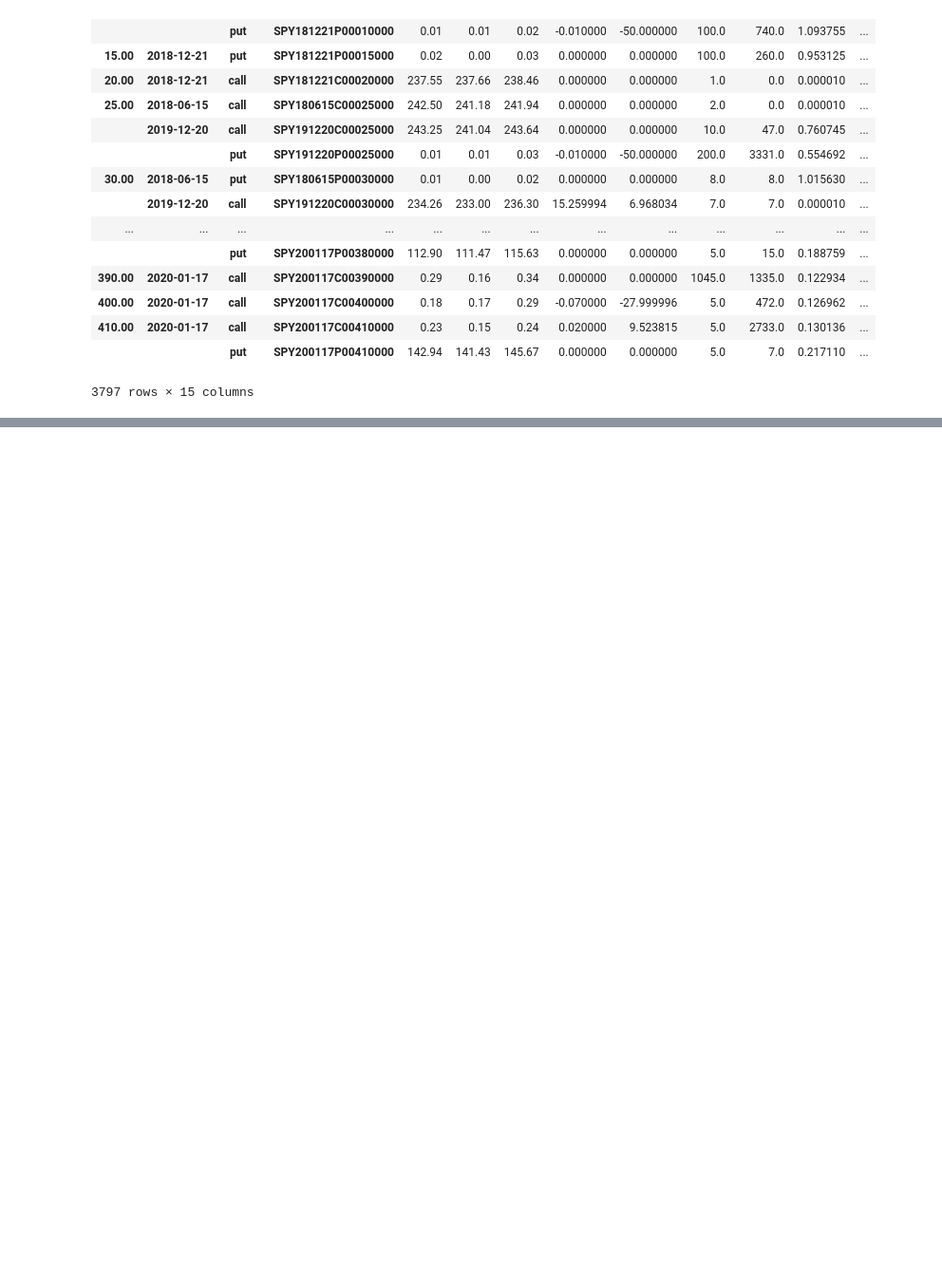
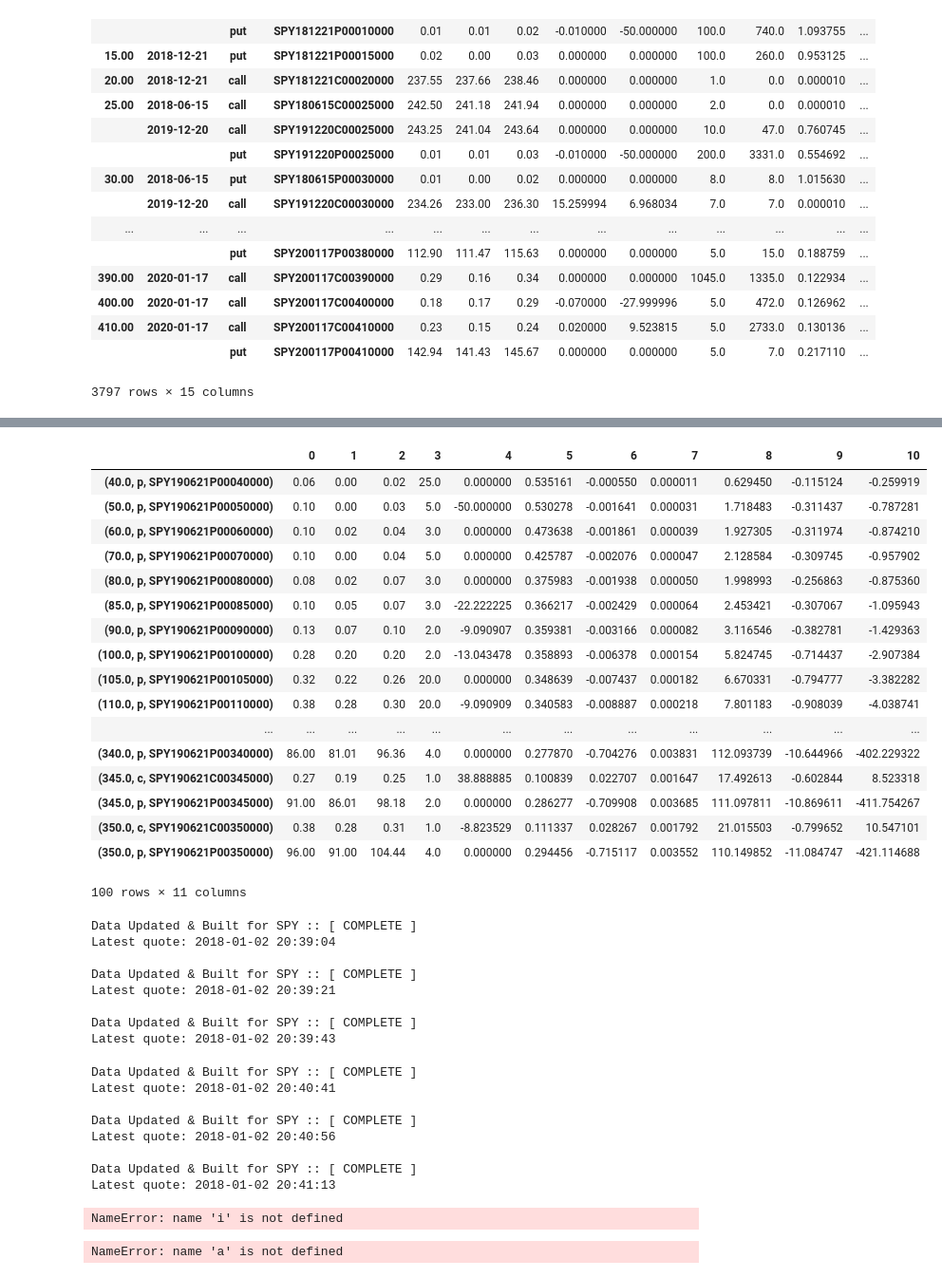
Before and after one commit to hanburger97/DS_Infrastructure, a Jupyter notebook: researchs/df_familiarization.ipynb, the cells around one changed output, grey strips where cells are left out. Shown at 95% size. Drawn from its saved outputs; the diff is of its cells as text; code cells hidden in the pictures; blank space fills up the shorter version.

Commit message:
RLD-8 Data Core Progress

```diff
--- a/researchs/df_familiarization.ipynb
+++ b/researchs/df_familiarization.ipynb
@@ -104,0 +89,3 @@ Latest quote: 2018-01-02 20:32:59
+# %%
+a = np.array(d[0]['matrix'])
+a
@@ -104,0 +110,47 @@ Latest quote: 2018-01-02 20:32:59
+# %%
+i = d[0]['indexes']
+# %%
+pd.DataFrame(data=a, index=i)
+# %% [output]
+|  | 0 | 1 | 2 | 3 | 4 | 5 | 6 | 7 | 8 | 9 | 10 |
+| (40.0, p, SPY190621P00040000) | 0.06 | 0.00 | 0.02 | 25.0 | 0.000000 | 0.535161 | -0.000550 | 0.000011 | 0.629450 | -0.115124 | -0.259919 |
+| (50.0, p, SPY190621P00050000) | 0.10 | 0.00 | 0.03 | 5.0 | -50.000000 | 0.530278 | -0.001641 | 0.000031 | 1.718483 | -0.311437 | -0.787281 |
+| (60.0, p, SPY190621P00060000) | 0.10 | 0.02 | 0.04 | 3.0 | 0.000000 | 0.473638 | -0.001861 | 0.000039 | 1.927305 | -0.311974 | -0.874210 |
+| (70.0, p, SPY190621P00070000) | 0.10 | 0.00 | 0.04 | 5.0 | 0.000000 | 0.425787 | -0.002076 | 0.000047 | 2.128584 | -0.309745 | -0.957902 |
+| (80.0, p, SPY190621P00080000) | 0.08 | 0.02 | 0.07 | 3.0 | 0.000000 | 0.375983 | -0.001938 | 0.000050 | 1.998993 | -0.256863 | -0.875360 |
+| (85.0, p, SPY190621P00085000) | 0.10 | 0.05 | 0.07 | 3.0 | -22.222225 | 0.366217 | -0.002429 | 0.000064 | 2.453421 | -0.307067 | -1.095943 |
+| (90.0, p, SPY190621P00090000) | 0.13 | 0.07 | 0.10 | 2.0 | -9.090907 | 0.359381 | -0.003166 | 0.000082 | 3.116546 | -0.382781 | -1.429363 |
+| (100.0, p, SPY190621P00100000) | 0.28 | 0.20 | 0.20 | 2.0 | -13.043478 | 0.358893 | -0.006378 | 0.000154 | 5.824745 | -0.714437 | -2.907384 |
+| (105.0, p, SPY190621P00105000) | 0.32 | 0.22 | 0.26 | 20.0 | 0.000000 | 0.348639 | -0.007437 | 0.000182 | 6.670331 | -0.794777 | -3.382282 |
+| (110.0, p, SPY190621P00110000) | 0.38 | 0.28 | 0.30 | 20.0 | -9.090909 | 0.340583 | -0.008887 | 0.000218 | 7.801183 | -0.908039 | -4.038741 |
+| ... | ... | ... | ... | ... | ... | ... | ... | ... | ... | ... | ... |
+| (340.0, p, SPY190621P00340000) | 86.00 | 81.01 | 96.36 | 4.0 | 0.000000 | 0.277870 | -0.704276 | 0.003831 | 112.093739 | -10.644966 | -402.229322 |
+| (345.0, c, SPY190621C00345000) | 0.27 | 0.19 | 0.25 | 1.0 | 38.888885 | 0.100839 | 0.022707 | 0.001647 | 17.492613 | -0.602844 | 8.523318 |
+| (345.0, p, SPY190621P00345000) | 91.00 | 86.01 | 98.18 | 2.0 | 0.000000 | 0.286277 | -0.709908 | 0.003685 | 111.097811 | -10.869611 | -411.754267 |
+| (350.0, c, SPY190621C00350000) | 0.38 | 0.28 | 0.31 | 1.0 | -8.823529 | 0.111337 | 0.028267 | 0.001792 | 21.015503 | -0.799652 | 10.547101 |
+| (350.0, p, SPY190621P00350000) | 96.00 | 91.00 | 104.44 | 4.0 | 0.000000 | 0.294456 | -0.715117 | 0.003552 | 110.149852 | -11.084747 | -421.114688 |
+100 rows × 11 columns
+Data Updated & Built for SPY :: [ COMPLETE ]
+Latest quote: 2018-01-02 20:39:04
+
+Data Updated & Built for SPY :: [ COMPLETE ]
+Latest quote: 2018-01-02 20:39:21
+
+Data Updated & Built for SPY :: [ COMPLETE ]
+Latest quote: 2018-01-02 20:39:43
+Data Updated & Built for SPY :: [ COMPLETE ]
+Latest quote: 2018-01-02 20:40:41
+
+Data Updated & Built for SPY :: [ COMPLETE ]
+Latest quote: 2018-01-02 20:40:56
+
+Data Updated & Built for SPY :: [ COMPLETE ]
+Latest quote: 2018-01-02 20:41:13
+# %%
+indexes = pd.MultiIndex.from_tuples(i, names=["Type","Strike","Symbol"])
+# %% [output]
+NameError: name 'i' is not defined
+# %%
+pd.DataFrame(data=a, index=indexes, columns=["a","a","a","a","a","a","a","a","a","a","a"])
+# %% [output]
+NameError: name 'a' is not defined
```
Also changed, not shown: parts of 9 cells of this notebook, 1 other file.
